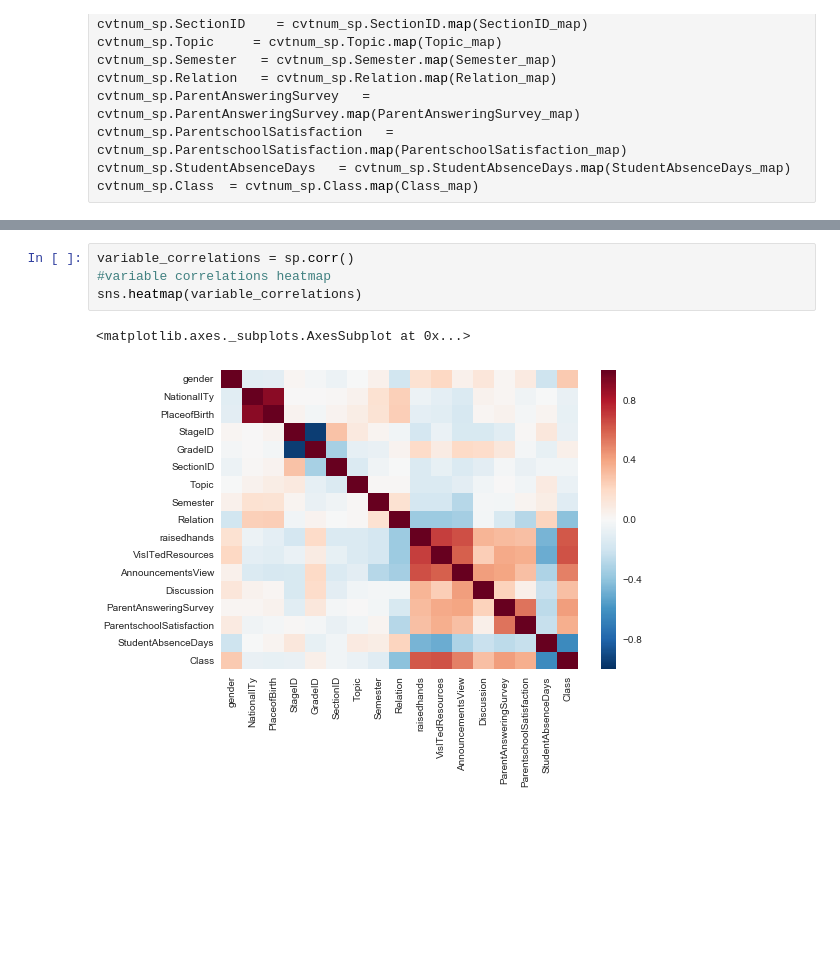
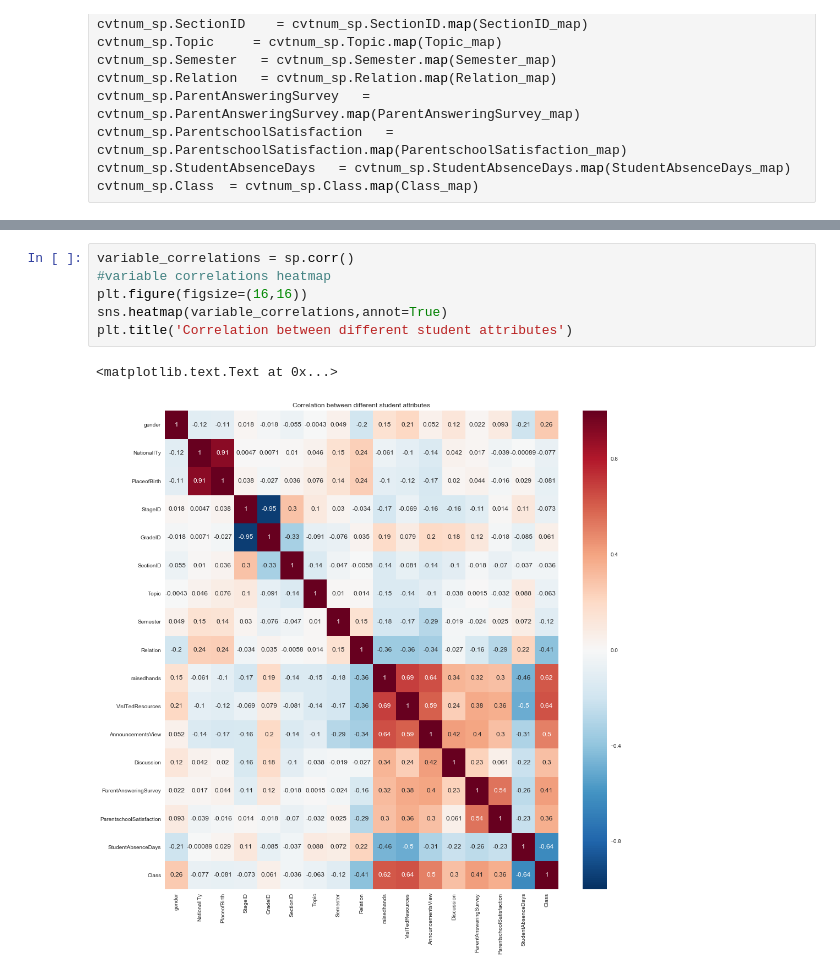
Before and after one commit to yeefanglim/datamininggroupproject, a Jupyter notebook: Project on Student Academic's Performance.ipynb, the cells around one changed output, grey strips where cells are left out. Drawn from its saved outputs; the diff is of its cells as text; blank space fills up the shorter version.

Commit message:
with explainations and plots

```diff
--- a/Project on Student Academic's Performance.ipynb
+++ b/Project on Student Academic's Performance.ipynb
@@ -138,7 +168,9 @@ cvtnum_sp.corr()
 # %%
 variable_correlations = sp.corr()
 #variable correlations heatmap
-sns.heatmap(variable_correlations)
+plt.figure(figsize=(16,16))
+sns.heatmap(variable_correlations,annot=True)
+plt.title('Correlation between different student attributes')
 # %% [output]
-<matplotlib.axes._subplots.AxesSubplot at 0x...>
+<matplotlib.text.Text at 0x...>
-[figure, old version]
+[figure, new version]
```
Also changed, not shown: parts of 20 cells of this notebook.
